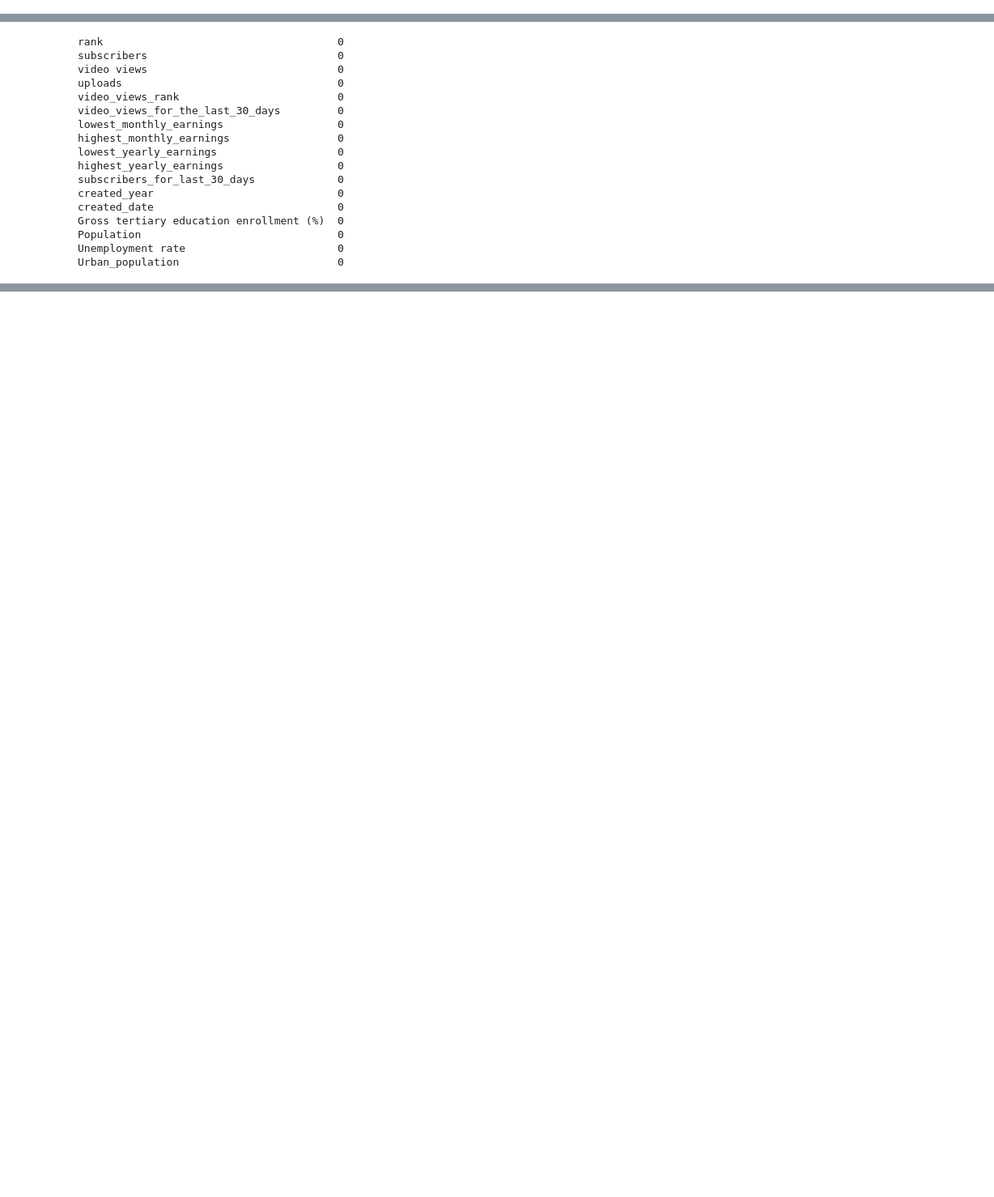
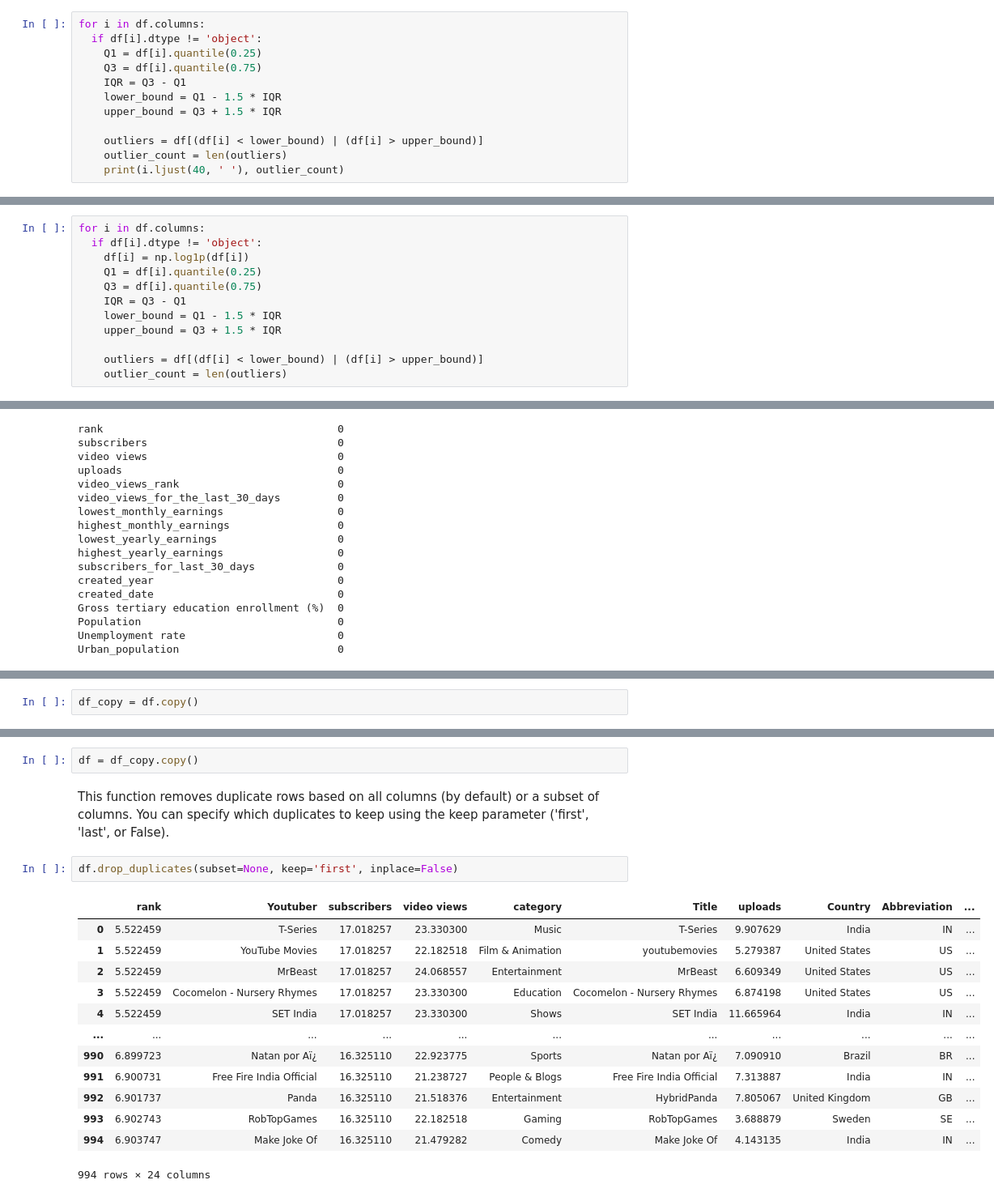
Before and after one commit to parshvak26/Data-Preprocessing, a Jupyter notebook: Data_preprocessing.ipynb, the cells around one changed output, grey strips where cells are left out. Shown at 81% size. Cells and saved outputs as stored; diff of their text form; blank space fills up the shorter version.

```diff
--- a/Data_preprocessing.ipynb
+++ b/Data_preprocessing.ipynb
@@ -299,0 +304,12 @@ df_copy = df.copy()
+# %%
+for i in df.columns:
+  if df[i].dtype != 'object':
+    Q1 = df[i].quantile(0.25)
+    Q3 = df[i].quantile(0.75)
+    IQR = Q3 - Q1
+    lower_bound = Q1 - 1.5 * IQR
+    upper_bound = Q3 + 1.5 * IQR
+
+    outliers = df[(df[i] < lower_bound) | (df[i] > upper_bound)]
+    outlier_count = len(outliers)
+    print(i.ljust(40, ' '), outlier_count)
@@ -299,0 +336,12 @@ df_copy = df.copy()
+# %%
+for i in df.columns:
+  if df[i].dtype != 'object':
+    df[i] = np.log1p(df[i])
+    Q1 = df[i].quantile(0.25)
+    Q3 = df[i].quantile(0.75)
+    IQR = Q3 - Q1
+    lower_bound = Q1 - 1.5 * IQR
+    upper_bound = Q3 + 1.5 * IQR
+
+    outliers = df[(df[i] < lower_bound) | (df[i] > upper_bound)]
+    outlier_count = len(outliers)
@@ -365,0 +423,2 @@ Urban_population                         0
+# %%
+df_copy = df.copy()
@@ -365,0 +442,20 @@ Urban_population                         0
+# %%
+df = df_copy.copy()
+# %% [markdown]
+This function removes duplicate rows based on all columns (by default) or a subset of columns. You can specify which duplicates to keep using the keep parameter ('first', 'last', or False).
+# %%
+df.drop_duplicates(subset=None, keep='first', inplace=False)
+# %% [output]
+|  | rank | Youtuber | subscribers | video views | category | Title | uploads | Country | Abbreviation | ... |
+| 0 | 5.522459 | T-Series | 17.018257 | 23.330300 | Music | T-Series | 9.907629 | India | IN | ... |
+| 1 | 5.522459 | YouTube Movies | 17.018257 | 22.182518 | Film & Animation | youtubemovies | 5.279387 | United States | US | ... |
+| 2 | 5.522459 | MrBeast | 17.018257 | 24.068557 | Entertainment | MrBeast | 6.609349 | United States | US | ... |
+| 3 | 5.522459 | Cocomelon - Nursery Rhymes | 17.018257 | 23.330300 | Education | Cocomelon - Nursery Rhymes | 6.874198 | United States | US | ... |
+| 4 | 5.522459 | SET India | 17.018257 | 23.330300 | Shows | SET India | 11.665964 | India | IN | ... |
+| ... | ... | ... | ... | ... | ... | ... | ... | ... | ... | ... |
+| 990 | 6.899723 | Natan por Aï¿ | 16.325110 | 22.923775 | Sports | Natan por Aï¿ | 7.090910 | Brazil | BR | ... |
+| 991 | 6.900731 | Free Fire India Official | 16.325110 | 21.238727 | People & Blogs | Free Fire India Official | 7.313887 | India | IN | ... |
+| 992 | 6.901737 | Panda | 16.325110 | 21.518376 | Entertainment | HybridPanda | 7.805067 | United Kingdom | GB | ... |
+| 993 | 6.902743 | RobTopGames | 16.325110 | 22.182518 | Gaming | RobTopGames | 3.688879 | Sweden | SE | ... |
+| 994 | 6.903747 | Make Joke Of | 16.325110 | 21.479282 | Comedy | Make Joke Of | 4.143135 | India | IN | ... |
+994 rows × 24 columns
```
Also changed, not shown: parts of 10 cells of this notebook.
